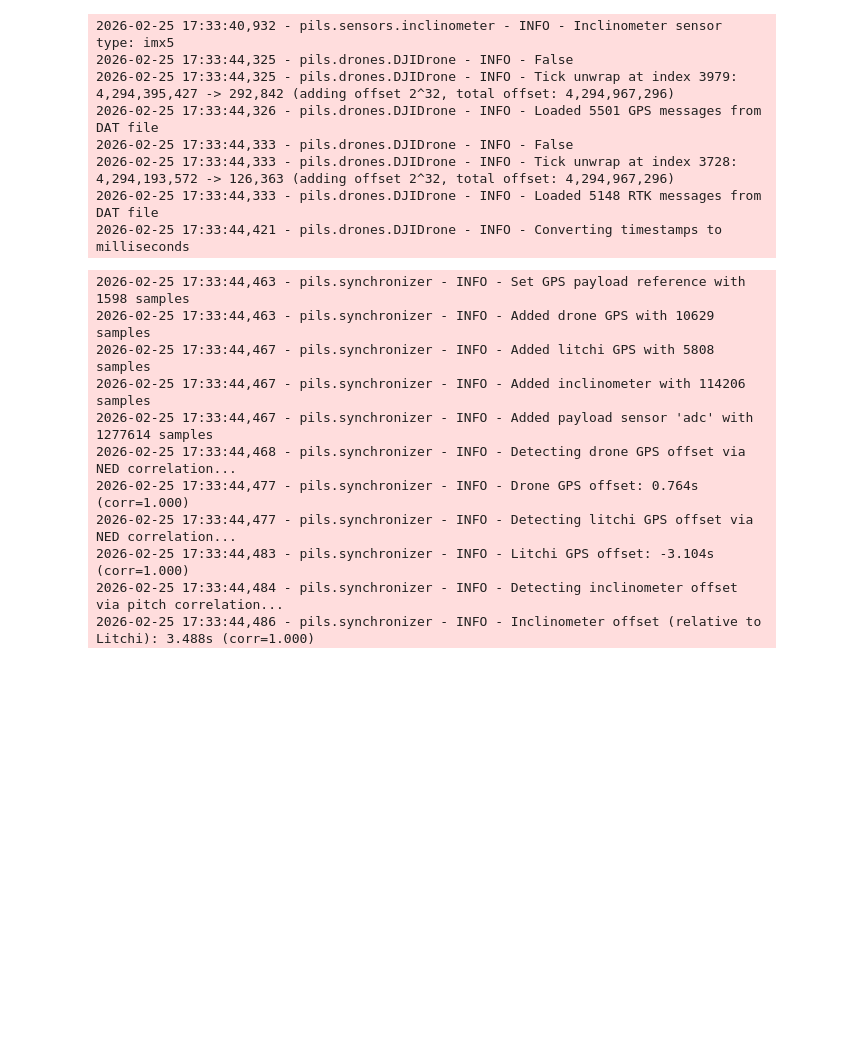
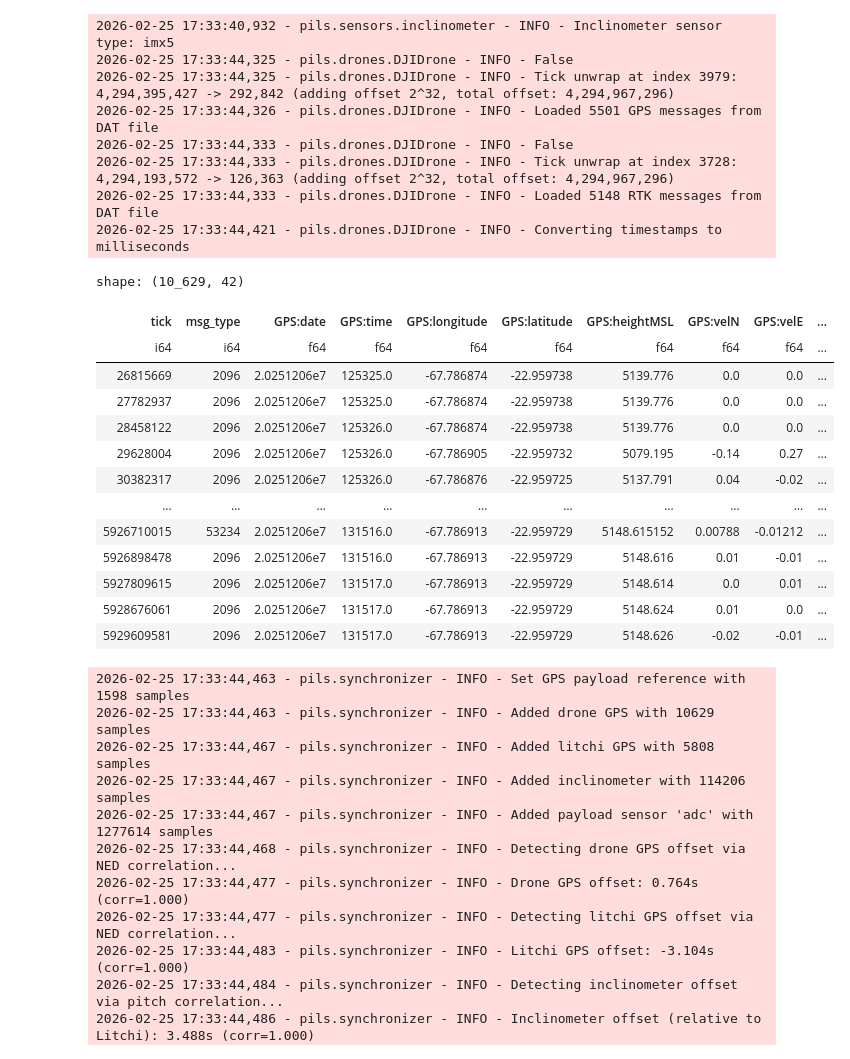
Before and after one commit to POLOCALC/pils, a Jupyter notebook: examples/loader.ipynb, the cells around one changed output. Cells and saved outputs as stored; diff of their text form; code cells hidden in the pictures; blank space fills up the shorter version.

```diff
--- a/examples/loader.ipynb
+++ b/examples/loader.ipynb
@@ -92,6 +92,23 @@ flight.add_drone_data()
 2026-02-25 17:33:44,333 - pils.drones.DJIDrone - INFO - Tick unwrap at index 3728: 4,294,193,572 -> 126,363 (adding offset 2^32, total offset: 4,294,967,296)
 2026-02-25 17:33:44,333 - pils.drones.DJIDrone - INFO - Loaded 5148 RTK messages from DAT file
 2026-02-25 17:33:44,421 - pils.drones.DJIDrone - INFO - Converting timestamps to milliseconds
+# %%
+flight.raw_data.drone_data.drone
+# %% [output]
+shape: (10_629, 42)
+| tick | msg_type | GPS:date | GPS:time | GPS:longitude | GPS:latitude | GPS:heightMSL | GPS:velN | GPS:velE | ... |
+| i64 | i64 | f64 | f64 | f64 | f64 | f64 | f64 | f64 | ... |
+| 26815669 | 2096 | 2.0251206e7 | 125325.0 | -67.786874 | -22.959738 | 5139.776 | 0.0 | 0.0 | ... |
+| 27782937 | 2096 | 2.0251206e7 | 125325.0 | -67.786874 | -22.959738 | 5139.776 | 0.0 | 0.0 | ... |
+| 28458122 | 2096 | 2.0251206e7 | 125326.0 | -67.786874 | -22.959738 | 5139.776 | 0.0 | 0.0 | ... |
+| 29628004 | 2096 | 2.0251206e7 | 125326.0 | -67.786905 | -22.959732 | 5079.195 | -0.14 | 0.27 | ... |
+| 30382317 | 2096 | 2.0251206e7 | 125326.0 | -67.786876 | -22.959725 | 5137.791 | 0.04 | -0.02 | ... |
+| … | … | … | … | … | … | … | … | … | ... |
+| 5926710015 | 53234 | 2.0251206e7 | 131516.0 | -67.786913 | -22.959729 | 5148.615152 | 0.00788 | -0.01212 | ... |
+| 5926898478 | 2096 | 2.0251206e7 | 131516.0 | -67.786913 | -22.959729 | 5148.616 | 0.01 | -0.01 | ... |
+| 5927809615 | 2096 | 2.0251206e7 | 131517.0 | -67.786913 | -22.959729 | 5148.614 | 0.0 | 0.01 | ... |
+| 5928676061 | 2096 | 2.0251206e7 | 131517.0 | -67.786913 | -22.959729 | 5148.624 | 0.01 | 0.0 | ... |
+| 5929609581 | 2096 | 2.0251206e7 | 131517.0 | -67.786913 | -22.959729 | 5148.626 | -0.02 | -0.01 | ... |
 # %%
 flight.sync()
 # %% [output]
```
Also changed, not shown: parts of 4 cells of this notebook, 6 other files.
